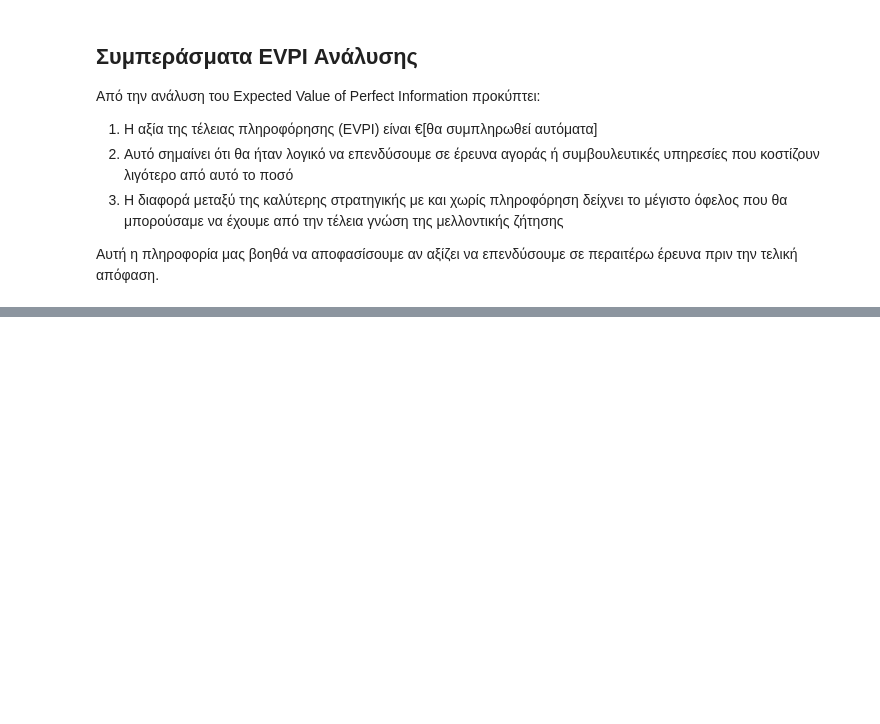
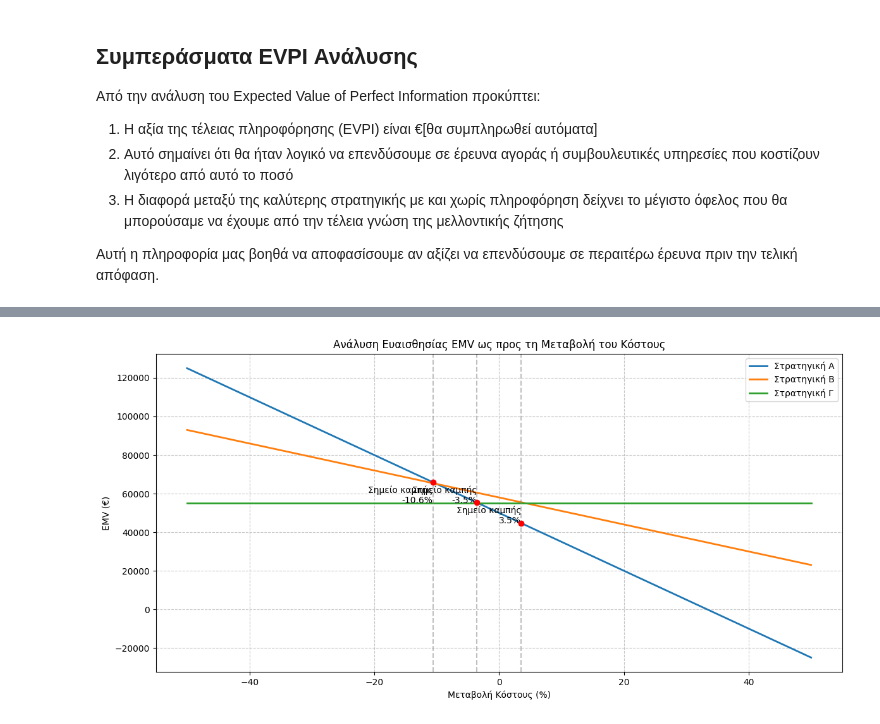
Before and after one commit to KostasPapadooo/it2022141_2022119, a Jupyter notebook: decision_tree_analysis.ipynb, the cells around one changed output, grey strips where cells are left out. Saved outputs shown, nothing was run; the diff lists cells and outputs as text; code cells hidden in the pictures; blank space fills up the shorter version.

```diff
--- a/decision_tree_analysis.ipynb
+++ b/decision_tree_analysis.ipynb
@@ -312,0 +381,49 @@ plt.show()
+# %%
+# Δημιουργία εύρους μεταβολής κόστους (-50% έως +50%)
+cost_variation = np.linspace(-0.5, 0.5, 100)
+
+# Υπολογισμός EMV για κάθε στρατηγική με διαφορετικά κόστη
+base_cost_a = 150000
+base_cost_b = 70000
+
+emv_a_cost = []
+emv_b_cost = []
+emv_c_cost = []  # Στρατηγική Γ δεν έχει κόστος
+
+for var in cost_variation:
+    # Υπολογισμός νέων EMV με προσαρμοσμένα κόστη
+    new_cost_a = base_cost_a * (1 + var)
+    new_cost_b = base_cost_b * (1 + var)
+
+    emv_a_cost.append(200000 - new_cost_a)  # Χρήση του αναμενόμενου εσόδου από πριν
+    emv_b_cost.append(128000 - new_cost_b)
+    emv_c_cost.append(55000)  # Σταθερό καθώς δεν έχει κόστος
+
+# Δημιουργία του γραφήματος
+plt.figure(figsize=(12, 6))
+plt.plot(cost_variation * 100, emv_a_cost, label='Στρατηγική A', linewidth=2)
+plt.plot(cost_variation * 100, emv_b_cost, label='Στρατηγική B', linewidth=2)
+plt.plot(cost_variation * 100, emv_c_cost, label='Στρατηγική Γ', linewidth=2)
+
+plt.grid(True, linestyle='--', alpha=0.7)
+plt.xlabel('Μεταβολή Κόστους (%)')
+plt.ylabel('EMV (€)')
+plt.title('Ανάλυση Ευαισθησίας EMV ως προς τη Μεταβολή του Κόστους')
+plt.legend()
+
+# Εύρεση και επισήμανση σημείων τομής
+for i in range(len(cost_variation)-1):
+    if (np.sign(emv_a_cost[i] - emv_b_cost[i]) != np.sign(emv_a_cost[i+1] - emv_b_cost[i+1]) or
+        np.sign(emv_b_cost[i] - emv_c_cost[i]) != np.sign(emv_b_cost[i+1] - emv_c_cost[i+1]) or
+        np.sign(emv_a_cost[i] - emv_c_cost[i]) != np.sign(emv_a_cost[i+1] - emv_c_cost[i+1])):
+
+        plt.scatter(cost_variation[i] * 100, emv_a_cost[i], color='red', zorder=5)
+        plt.axvline(x=cost_variation[i] * 100, color='gray', linestyle='--', alpha=0.5)
+        plt.text(cost_variation[i] * 100, min(emv_a_cost[i], emv_b_cost[i], emv_c_cost[i]),
+                f'Σημείο καμπής\n{cost_variation[i]*100:.1f}%',
+                horizontalalignment='right')
+
+plt.tight_layout()
+plt.show()
+# %% [output]
+[figure, added]
```
Also changed, not shown: parts of 3 cells of this notebook.
